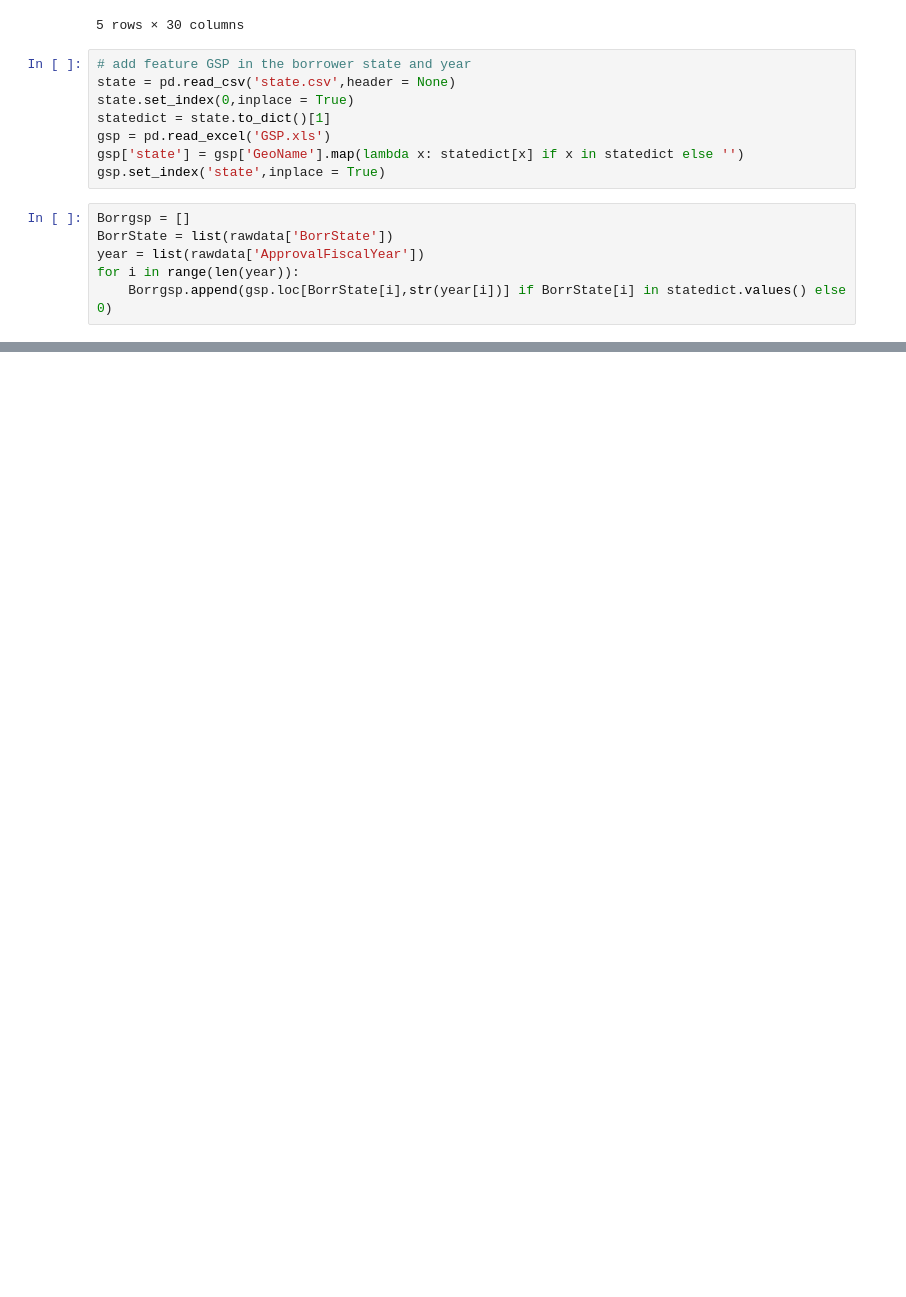
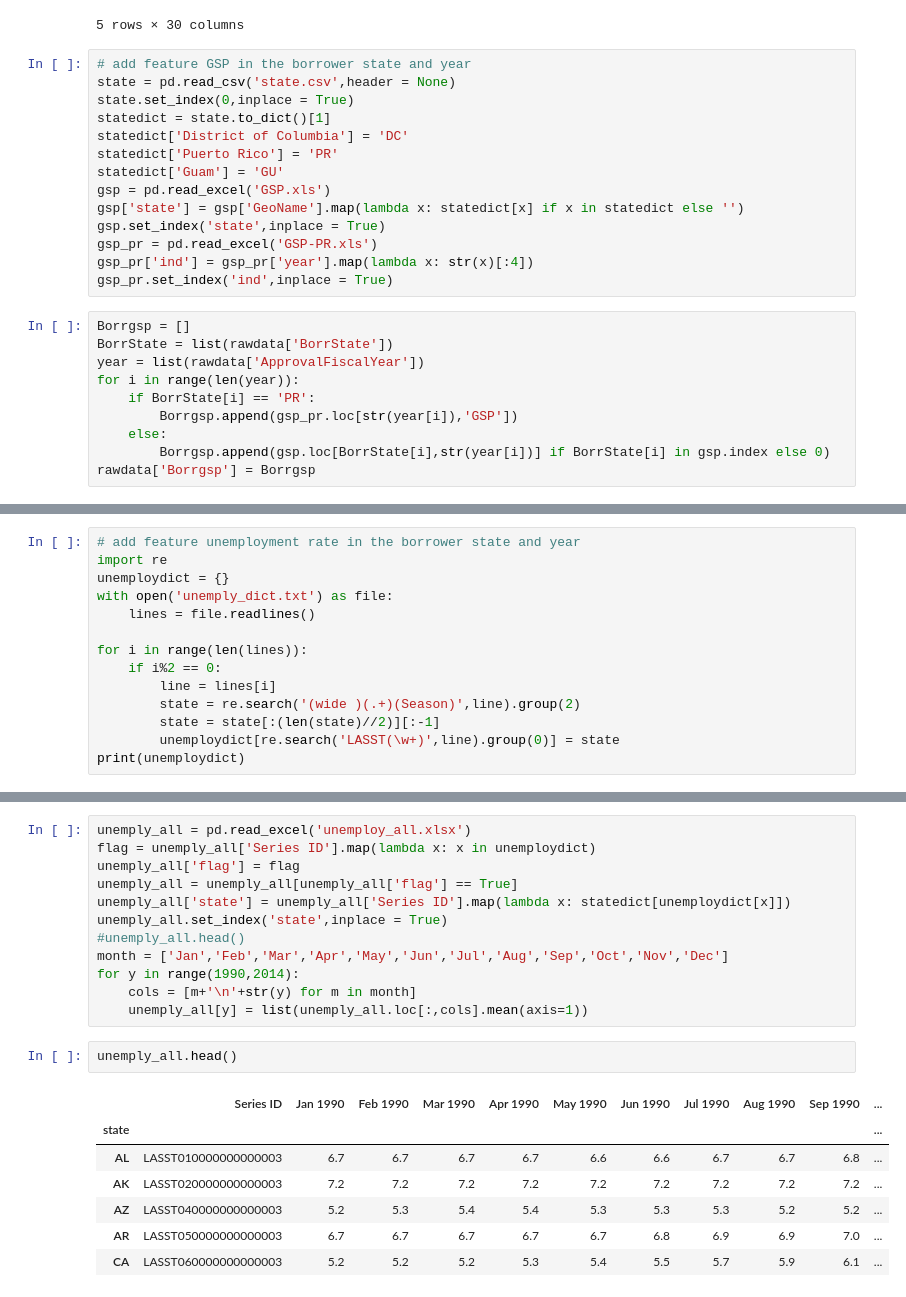
Before and after one commit to AlexaYuqinD/MS-E-246-Project, a Jupyter notebook: MS&E246 Project.ipynb, the cells around one changed output, grey strips where cells are left out. Cells and saved outputs as stored; diff of their text form; blank space fills up the shorter version.

```diff
--- a/MS&E246 Project.ipynb
+++ b/MS&E246 Project.ipynb
@@ -62,12 +71,22 @@ rawdata.head()
 state = pd.read_csv('state.csv',header = None)
 state.set_index(0,inplace = True)
 statedict = state.to_dict()[1]
+statedict['District of Columbia'] = 'DC'
+statedict['Puerto Rico'] = 'PR'
+statedict['Guam'] = 'GU'
 gsp = pd.read_excel('GSP.xls')
 gsp['state'] = gsp['GeoName'].map(lambda x: statedict[x] if x in statedict else '')
 gsp.set_index('state',inplace = True)
+gsp_pr = pd.read_excel('GSP-PR.xls')
+gsp_pr['ind'] = gsp_pr['year'].map(lambda x: str(x)[:4])
+gsp_pr.set_index('ind',inplace = True)
 # %%
 Borrgsp = []
 BorrState = list(rawdata['BorrState'])
 year = list(rawdata['ApprovalFiscalYear'])
 for i in range(len(year)):
-    Borrgsp.append(gsp.loc[BorrState[i],str(year[i])] if BorrState[i] in statedict.values() else 0)
+    if BorrState[i] == 'PR':
+        Borrgsp.append(gsp_pr.loc[str(year[i]),'GSP'])
+    else:
+        Borrgsp.append(gsp.loc[BorrState[i],str(year[i])] if BorrState[i] in gsp.index else 0)
+rawdata['Borrgsp'] = Borrgsp
@@ -97,0 +93,14 @@ Borrgsp
+# %%
+# add feature unemployment rate in the borrower state and year
+import re
+unemploydict = {}
+with open('unemply_dict.txt') as file:
+    lines = file.readlines()
+
+for i in range(len(lines)):
+    if i%2 == 0:
+        line = lines[i]
+        state = re.search('(wide )(.+)(Season)',line).group(2)
+        state = state[:(len(state)//2)][:-1]
+        unemploydict[re.search('LASST(\w+)',line).group(0)] = state
+print(unemploydict)
@@ -97,0 +109,22 @@ Borrgsp
+# %%
+unemply_all = pd.read_excel('unemploy_all.xlsx')
+flag = unemply_all['Series ID'].map(lambda x: x in unemploydict)
+unemply_all['flag'] = flag
+unemply_all = unemply_all[unemply_all['flag'] == True]
+unemply_all['state'] = unemply_all['Series ID'].map(lambda x: statedict[unemploydict[x]])
+unemply_all.set_index('state',inplace = True)
+#unemply_all.head()
+month = ['Jan','Feb','Mar','Apr','May','Jun','Jul','Aug','Sep','Oct','Nov','Dec']
+for y in range(1990,2014):
+    cols = [m+'\n'+str(y) for m in month]
+    unemply_all[y] = list(unemply_all.loc[:,cols].mean(axis=1))
+# %%
+unemply_all.head()
+# %% [output]
+|  | Series ID | Jan 1990 | Feb 1990 | Mar 1990 | Apr 1990 | May 1990 | Jun 1990 | Jul 1990 | Aug 1990 | Sep 1990 | ... |
+| state |  |  |  |  |  |  |  |  |  |  | ... |
+| AL | LASST010000000000003 | 6.7 | 6.7 | 6.7 | 6.7 | 6.6 | 6.6 | 6.7 | 6.7 | 6.8 | ... |
+| AK | LASST020000000000003 | 7.2 | 7.2 | 7.2 | 7.2 | 7.2 | 7.2 | 7.2 | 7.2 | 7.2 | ... |
+| AZ | LASST040000000000003 | 5.2 | 5.3 | 5.4 | 5.4 | 5.3 | 5.3 | 5.3 | 5.2 | 5.2 | ... |
+| AR | LASST050000000000003 | 6.7 | 6.7 | 6.7 | 6.7 | 6.7 | 6.8 | 6.9 | 6.9 | 7.0 | ... |
+| CA | LASST060000000000003 | 5.2 | 5.2 | 5.2 | 5.3 | 5.4 | 5.5 | 5.7 | 5.9 | 6.1 | ... |
```
Also changed, not shown: parts of 14 cells of this notebook, 1 other file.
